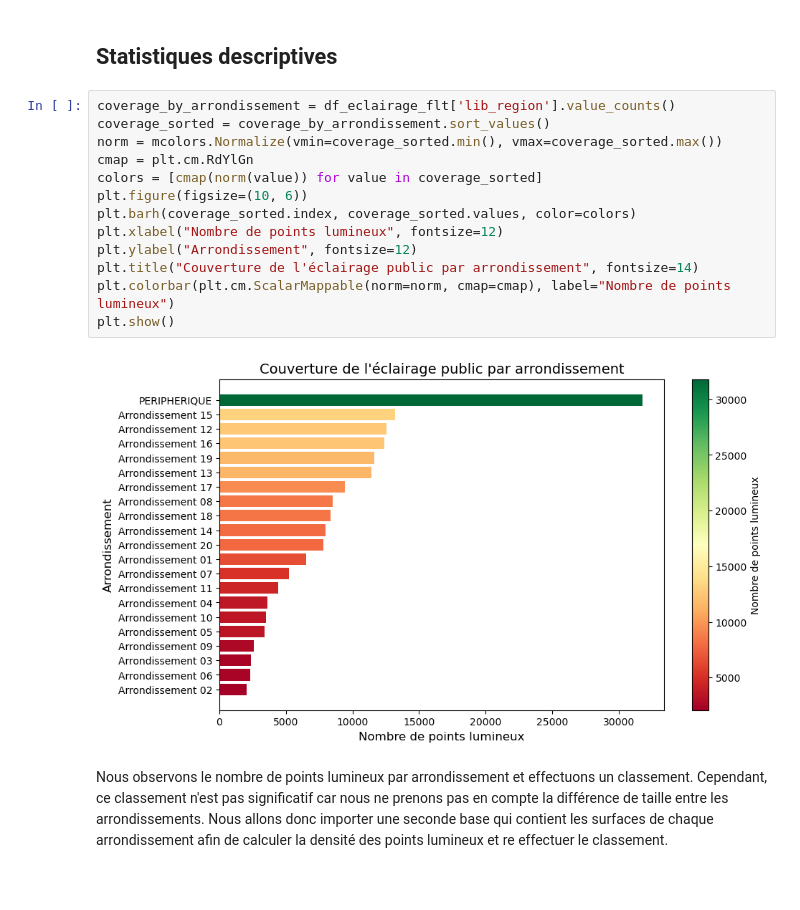
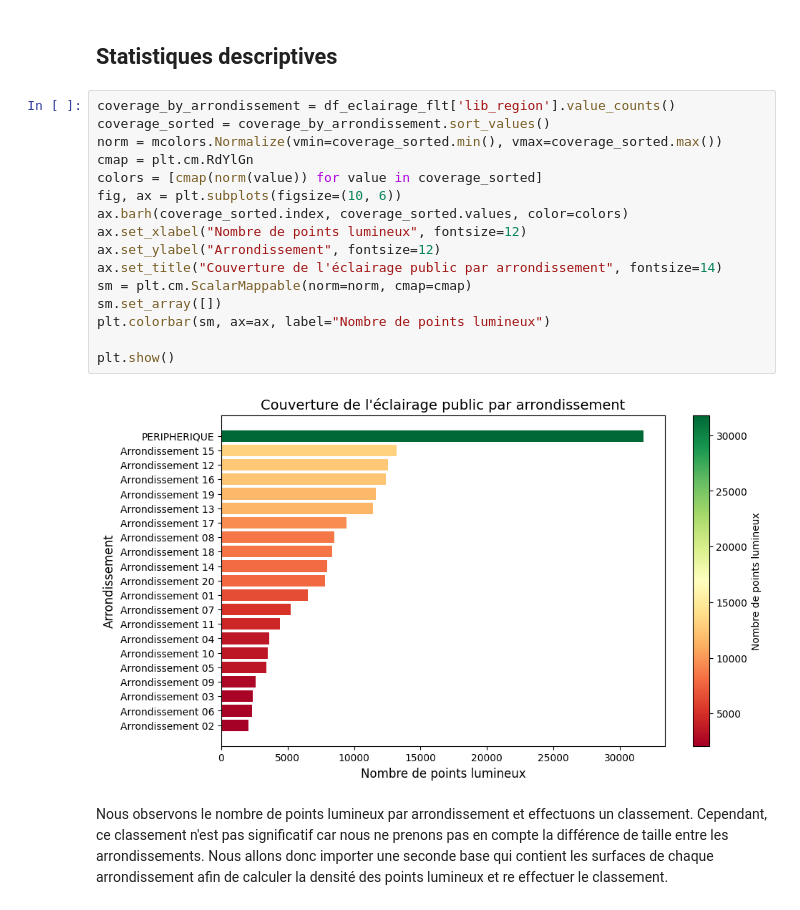
Before and after one commit to Yasmxne/Projet-Python-pour-la-Data-Science, a Jupyter notebook: BaseEclairage_v2.ipynb, the cells around one changed output. Saved outputs shown, nothing was run; the diff lists cells and outputs as text; blank space fills up the shorter version.

```diff
--- a/BaseEclairage_v2.ipynb
+++ b/BaseEclairage_v2.ipynb
@@ -83,18 +83,21 @@ Name: lib_region, Length: 171226, dtype: object
 # %%
 coverage_by_arrondissement = df_eclairage_flt['lib_region'].value_counts()
 coverage_sorted = coverage_by_arrondissement.sort_values()
 norm = mcolors.Normalize(vmin=coverage_sorted.min(), vmax=coverage_sorted.max())
 cmap = plt.cm.RdYlGn
 colors = [cmap(norm(value)) for value in coverage_sorted]
-plt.figure(figsize=(10, 6))
-plt.barh(coverage_sorted.index, coverage_sorted.values, color=colors)
-plt.xlabel("Nombre de points lumineux", fontsize=12)
-plt.ylabel("Arrondissement", fontsize=12)
-plt.title("Couverture de l'éclairage public par arrondissement", fontsize=14)
-plt.colorbar(plt.cm.ScalarMappable(norm=norm, cmap=cmap), label="Nombre de points lumineux")
+fig, ax = plt.subplots(figsize=(10, 6))
+ax.barh(coverage_sorted.index, coverage_sorted.values, color=colors)
+ax.set_xlabel("Nombre de points lumineux", fontsize=12)
+ax.set_ylabel("Arrondissement", fontsize=12)
+ax.set_title("Couverture de l'éclairage public par arrondissement", fontsize=14)
+sm = plt.cm.ScalarMappable(norm=norm, cmap=cmap)
+sm.set_array([])
+plt.colorbar(sm, ax=ax, label="Nombre de points lumineux")
+
 plt.show()
 # %% [output]
-[figure, old version]
+[figure, new version]
 # %% [markdown]
 Nous observons le nombre de points lumineux par arrondissement et effectuons un classement. Cependant, ce classement n'est pas significatif car nous ne prenons pas en compte la différence de taille entre les arrondissements. Nous allons donc importer une seconde base qui contient les surfaces de chaque arrondissement afin de calculer la densité des points lumineux et re effectuer le classement.
 # %% [markdown]
```
Also changed, not shown: parts of 2 cells of this notebook, 4 other files.
